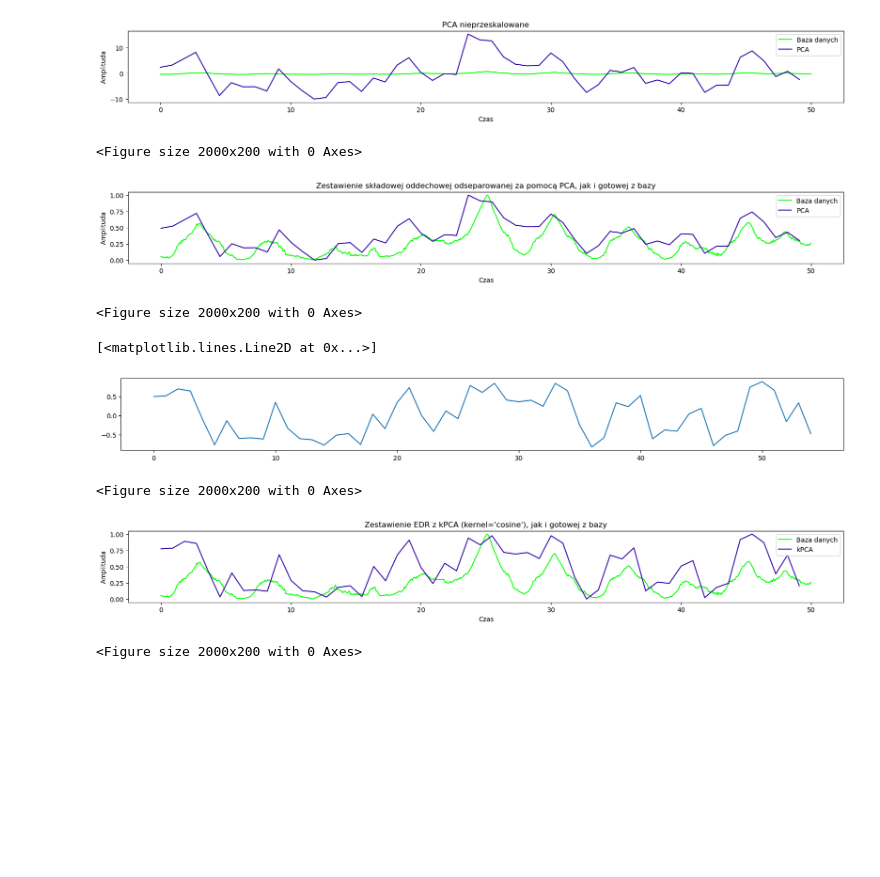
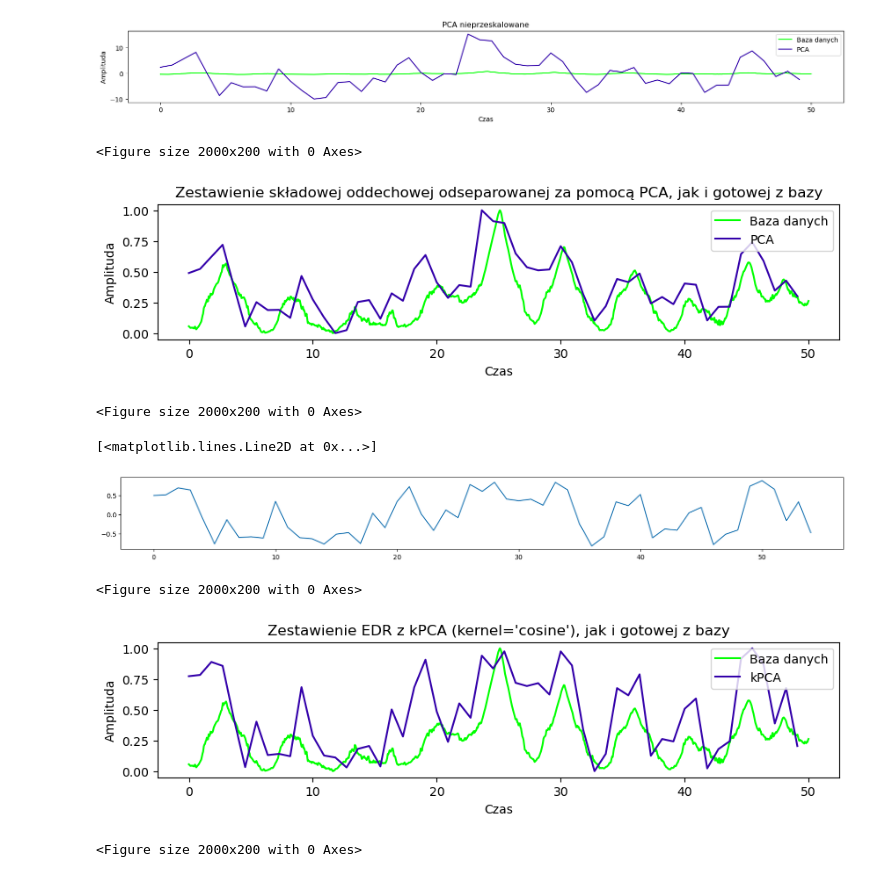
Before and after one commit to ciuek/ECG-Derived-Respiration, a Jupyter notebook: ecg_new.ipynb, the cells around one changed output. Cells and saved outputs as stored; diff of their text form; code cells hidden in the pictures; blank space fills up the shorter version.

```diff
--- a/ecg_new.ipynb
+++ b/ecg_new.ipynb
@@ -175,20 +155,20 @@ plt.title('PCA nieprzeskalowane')
 Text(0.5, 1.0, 'PCA nieprzeskalowane')
 [figure]
 # %%
-plt.figure(figsize=(20, 2))
+plt.figure(figsize=(10, 2))
 plt.plot(df['time']/1000, y_resp_norm, label='Baza danych', color='lime')
 plt.plot(np.arange(X_transformed[:,0].size)*coeff, y_PCA_norm, label='PCA', color=('#3300AA'))
 plt.legend()
 
 plt.xlabel('Czas')
 plt.ylabel('Amplituda')
 plt.title('Zestawienie składowej oddechowej odseparowanej za pomocą PCA, jak i gotowej z bazy')
 # print(scipy.signal.coherence(y_resp_norm, y_PCA_norm))
 plt.figure(figsize=(20, 2))
 # plt.cohere(y_resp_norm, y_PCA_norm)
 # %% [output]
 <Figure size 2000x200 with 0 Axes>
-[figure, old version]
+[figure, new version]
 <Figure size 2000x200 with 0 Axes>
 # %%
 kpca = decomposition.KernelPCA(n_components=4, kernel='cosine')
@@ -202,7 +182,7 @@ plt.plot(X_ktransformed[:,0])
 # %%
 y_kPCA_norm = (X_ktransformed[:,0]-min(X_ktransformed[:,0])) / max(X_ktransformed[:,0]-min(X_ktransformed[:,0]))
 # %%
-plt.figure(figsize=(20, 2))
+plt.figure(figsize=(10, 2))
 plt.plot(df['time']/1000, y_resp_norm, label='Baza danych', color='lime')
 plt.plot(np.arange(X_ktransformed[:,0].size)*coeff, y_kPCA_norm, label='kPCA', color=('#3300AA'))
 plt.legend()
@@ -214,7 +194,7 @@ plt.figure(figsize=(20, 2))
 # plt.cohere(y_resp_norm, y_kPCA_norm)
 # %% [output]
 <Figure size 2000x200 with 0 Axes>
-[figure, old version]
+[figure, new version]
 <Figure size 2000x200 with 0 Axes>
 # %%
 ica = decomposition.FastICA(n_components=4)
```
Also changed, not shown: parts of 6 cells of this notebook.
